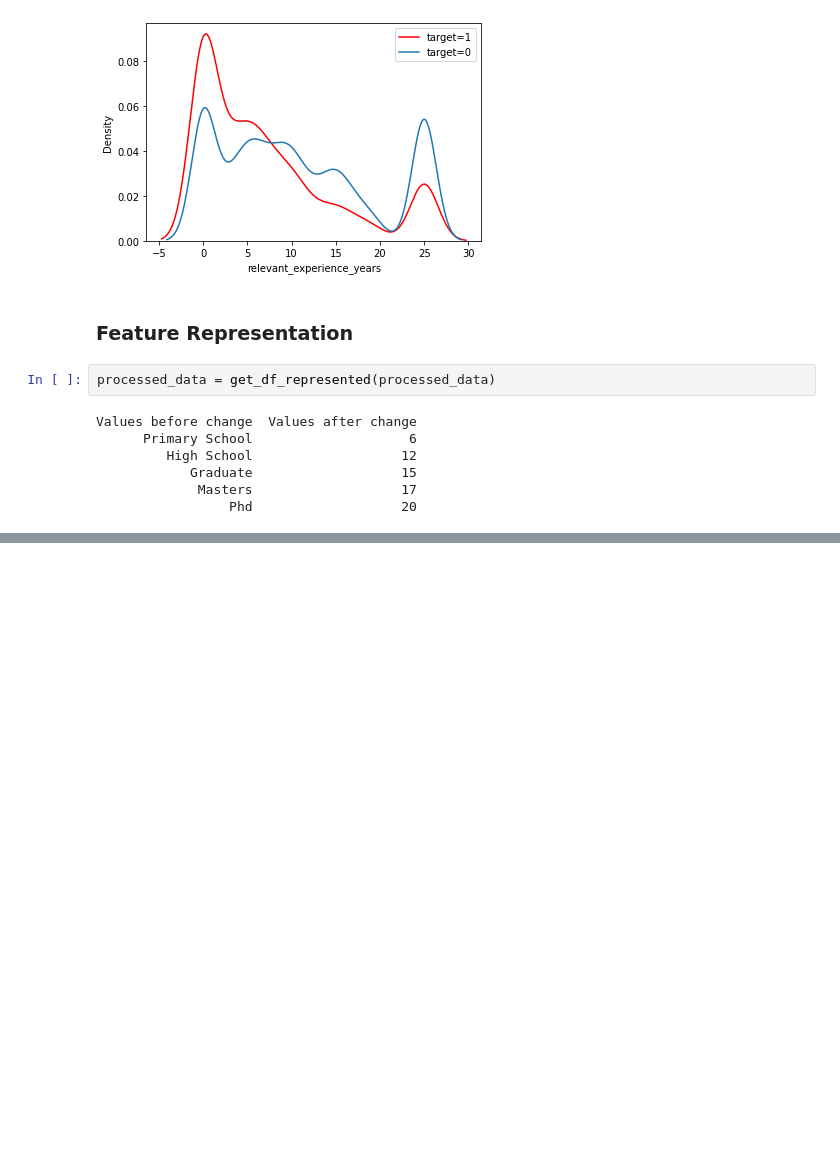
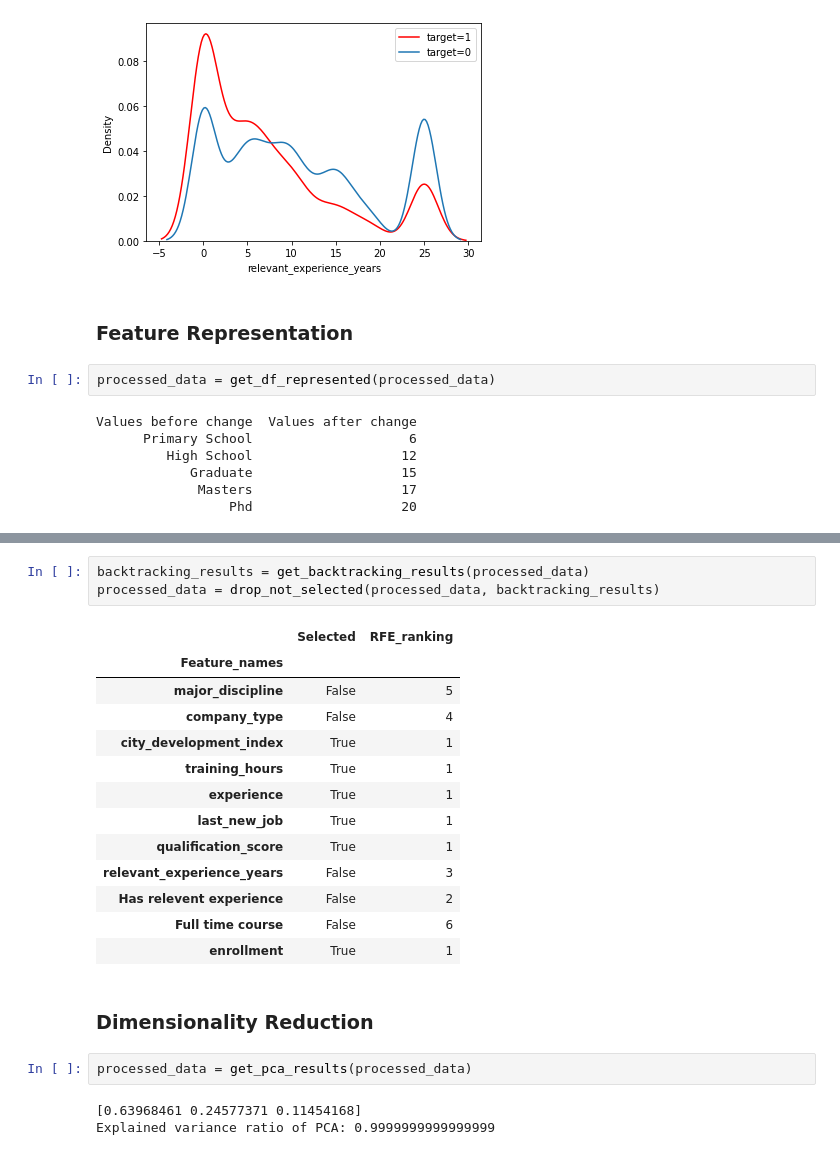
Before and after one commit to BarGanor/ml_project, a Jupyter notebook: project_part_1.ipynb, the cells around one changed output, grey strips where cells are left out. Drawn from its saved outputs; the diff is of its cells as text; blank space fills up the shorter version.

```diff
--- a/project_part_1.ipynb
+++ b/project_part_1.ipynb
@@ -194,0 +216,24 @@ get_categorical_vars_corr(processed_data, categorical)
+# %%
+backtracking_results = get_backtracking_results(processed_data)
+processed_data = drop_not_selected(processed_data, backtracking_results)
+# %% [output]
+|  | Selected | RFE_ranking |
+| Feature_names |  |  |
+| major_discipline | False | 5 |
+| company_type | False | 4 |
+| city_development_index | True | 1 |
+| training_hours | True | 1 |
+| experience | True | 1 |
+| last_new_job | True | 1 |
+| qualification_score | True | 1 |
+| relevant_experience_years | False | 3 |
+| Has relevent experience | False | 2 |
+| Full time course | False | 6 |
+| enrollment | True | 1 |
+# %% [markdown]
+### Dimensionality Reduction
+# %%
+processed_data = get_pca_results(processed_data)
+# %% [output]
+[0.63968461 0.24577371 0.11454168]
+Explained variance ratio of PCA: 0.9999999999999999
```
Also changed, not shown: parts of 9 cells of this notebook, 4 other files.
